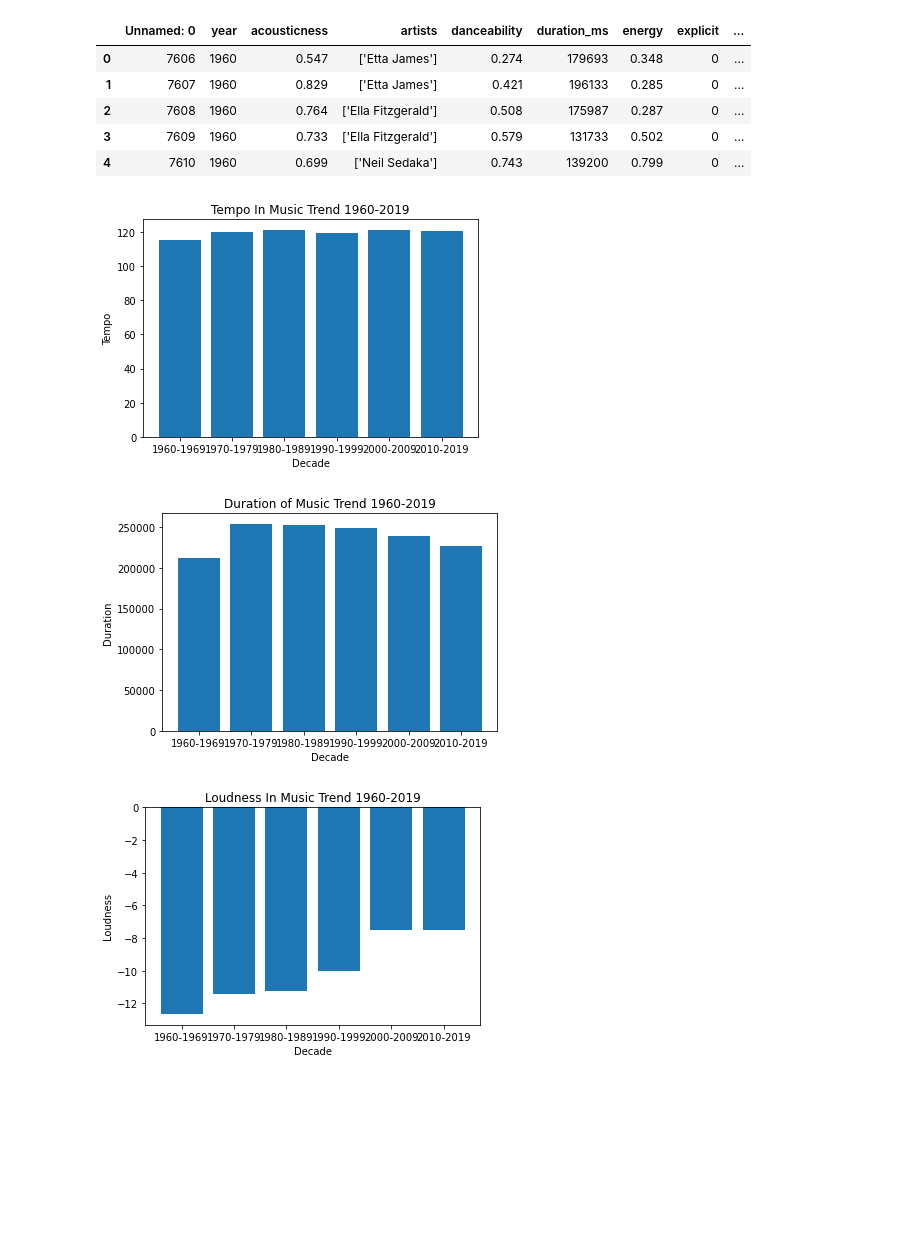
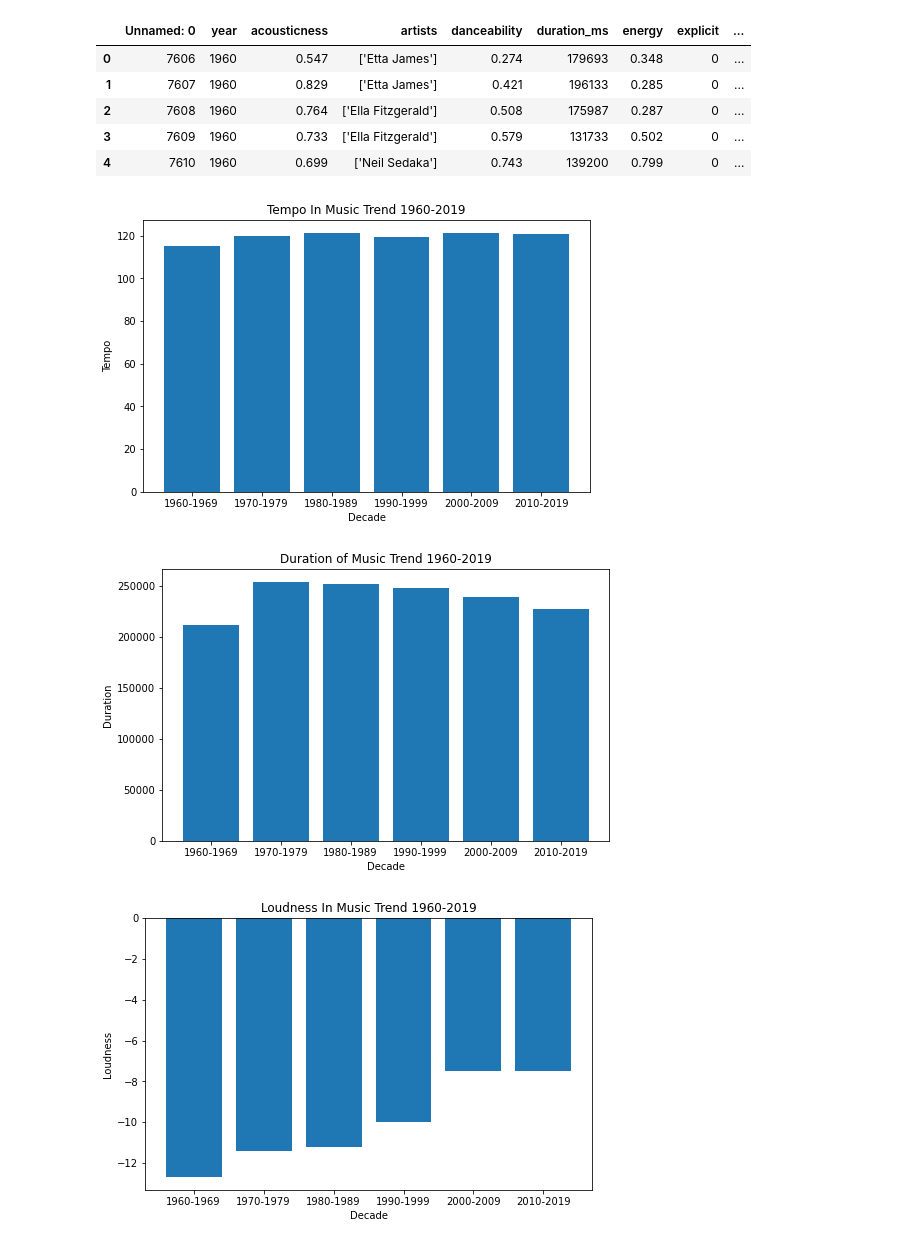
Before and after one commit to CameronSunyich/Group_Final_Project, a Jupyter notebook: Trends Graphs by Decades.ipynb, the cells around one changed output. Drawn from its saved outputs; the diff is of its cells as text; code cells hidden in the pictures; blank space fills up the shorter version.

Commit message:
Finalizing Trends Graphs by Decades

```diff
--- a/Trends Graphs by Decades.ipynb
+++ b/Trends Graphs by Decades.ipynb
@@ -75,15 +90,18 @@ twentyone_explicit = twentyone_df['explicit'].mean()
 # %%
-
+# Graph of tempo trend (average from each decade plotted)
+plt.figure(figsize=(8, 5))
 x_axis =['1960-1969', '1970-1979', '1980-1989', '1990-1999', '2000-2009', '2010-2019']
 y_axis =[sixty_tempo, seventy_tempo, eighty_tempo, ninety_tempo, twenty_tempo, twentyone_tempo]
 plt.bar(x_axis, y_axis)
 plt.xlabel('Decade')
 plt.ylabel('Tempo')
 plt.title('Tempo In Music Trend 1960-2019')
 plt.show()
 # %% [output]
-[figure, old version]
+[figure, new version]
 # %%
+# Graph of duration trend (average from each decade plotted)
+plt.figure(figsize=(8, 5))
 x_axis =['1960-1969', '1970-1979', '1980-1989', '1990-1999', '2000-2009', '2010-2019']
 y_axis =[sixty_duration, seventy_duration, eighty_duration, ninety_duration, twenty_duration, twentyone_duration]
 plt.bar(x_axis, y_axis)
@@ -92,8 +110,10 @@ plt.ylabel('Duration')
 plt.title('Duration of Music Trend 1960-2019')
 plt.show()
 # %% [output]
-[figure, old version]
+[figure, new version]
 # %%
+# Graph of loudness trend (average from each decade plotted)
+plt.figure(figsize=(8, 5))
 x_axis =['1960-1969', '1970-1979', '1980-1989', '1990-1999', '2000-2009', '2010-2019']
 y_axis =[sixty_loudness, seventy_loudness, eighty_loudness, ninety_loudness, twenty_loudness, twentyone_loudness]
 plt.bar(x_axis, y_axis)
@@ -102,5 +122,5 @@ plt.ylabel('Loudness')
 plt.title('Loudness In Music Trend 1960-2019')
 plt.show()
 # %% [output]
-[figure, old version]
+[figure, new version]
 # %%
```
Also changed, not shown: parts of 12 cells of this notebook.
